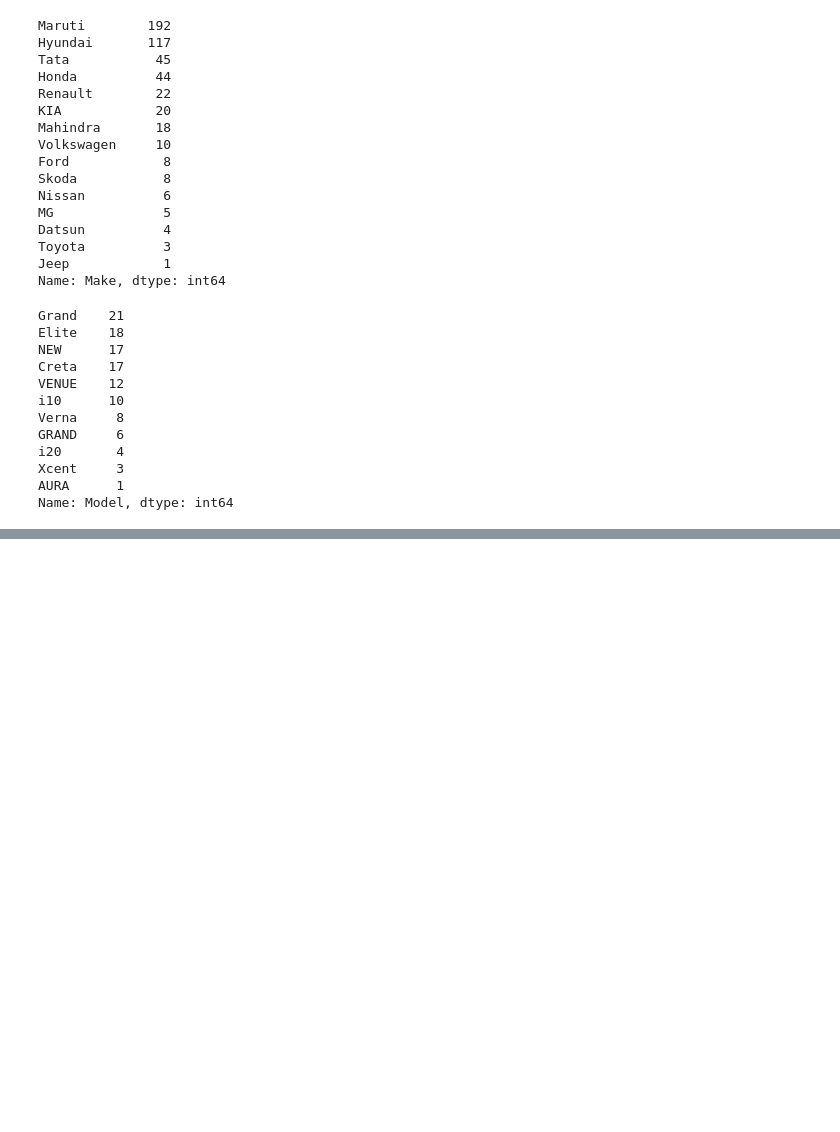
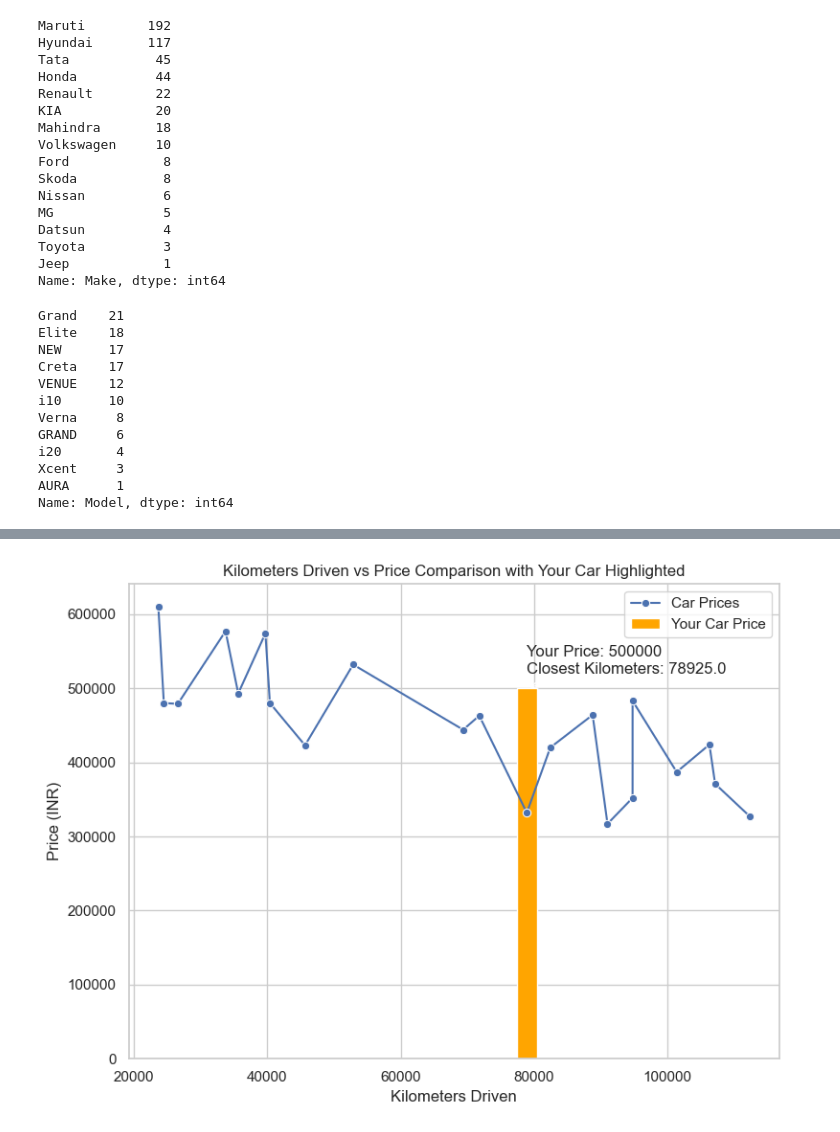
Before and after one commit to lgorithm/CarXstream-Car-Selling-ChatBot, a Jupyter notebook: EDA.ipynb, the cells around one changed output, grey strips where cells are left out. Saved outputs shown, nothing was run; the diff lists cells and outputs as text; code cells hidden in the pictures; blank space fills up the shorter version.

Commit message:
Graph added

```diff
--- a/EDA.ipynb
+++ b/EDA.ipynb
@@ -177,0 +199,12 @@ Name: Variant, dtype: int64
+# %%
+def clean_price(price_str):
+    price_str = price_str.replace('₹', '').replace('L', '').strip()
+    return float(price_str)*100000
+
+def clean_Kilometers(Kilometers_str):
+    Kilometers_str = Kilometers_str.replace('km', '').replace(',', '').strip()
+    return float(Kilometers_str)
+# %%
+# Apply the function to the 'price' column
+df5['Price'] = df5['Price'].apply(clean_price)
+df5['Kilometers Driven'] = df5['Kilometers Driven'].apply(clean_Kilometers)
@@ -177,0 +242,31 @@ Name: Variant, dtype: int64
+# %%
+user_car_price = 500000
+user_kilometer_driven = 80000  # User's car kilometers driven
+
+# Find the closest kilometer_driven value to user's car kilometer driven
+closest_kilometers_idx = (df5['Kilometers Driven'] - user_kilometer_driven).abs().argmin()
+closest_kilometer_driven = df5['Kilometers Driven'].iloc[closest_kilometers_idx]
+# %%
+# Set seaborn style for a visually appealing look
+sns.set(style="whitegrid")
+# %%
+# Generate a line plot with seaborn
+plt.figure(figsize=(8, 6))
+sns.lineplot(df5, x="Kilometers Driven", y="Price", marker='o', color='b', label="Car Prices")
+# Add a bar for the user's car details
+plt.bar(closest_kilometer_driven, user_car_price, color='orange', width=3000, label="Your Car Price")
+
+# Annotate the bar with user's car details
+plt.annotate(f'Your Price: {user_car_price}\nClosest Kilometers: {closest_kilometer_driven}',
+             xy=(closest_kilometer_driven, user_car_price),
+             xytext=(closest_kilometer_driven, user_car_price + 20000),
+             arrowprops=dict(facecolor='black', arrowstyle="->"))
+
+# Labels and title
+plt.xlabel('Kilometers Driven')
+plt.ylabel('Price (INR)')
+plt.title('Kilometers Driven vs Price Comparison with Your Car Highlighted')
+plt.legend(loc='upper right')
+plt.tight_layout()
+# %% [output]
+[figure, added]
```
Also changed, not shown: parts of 7 cells of this notebook, 4 other files.
